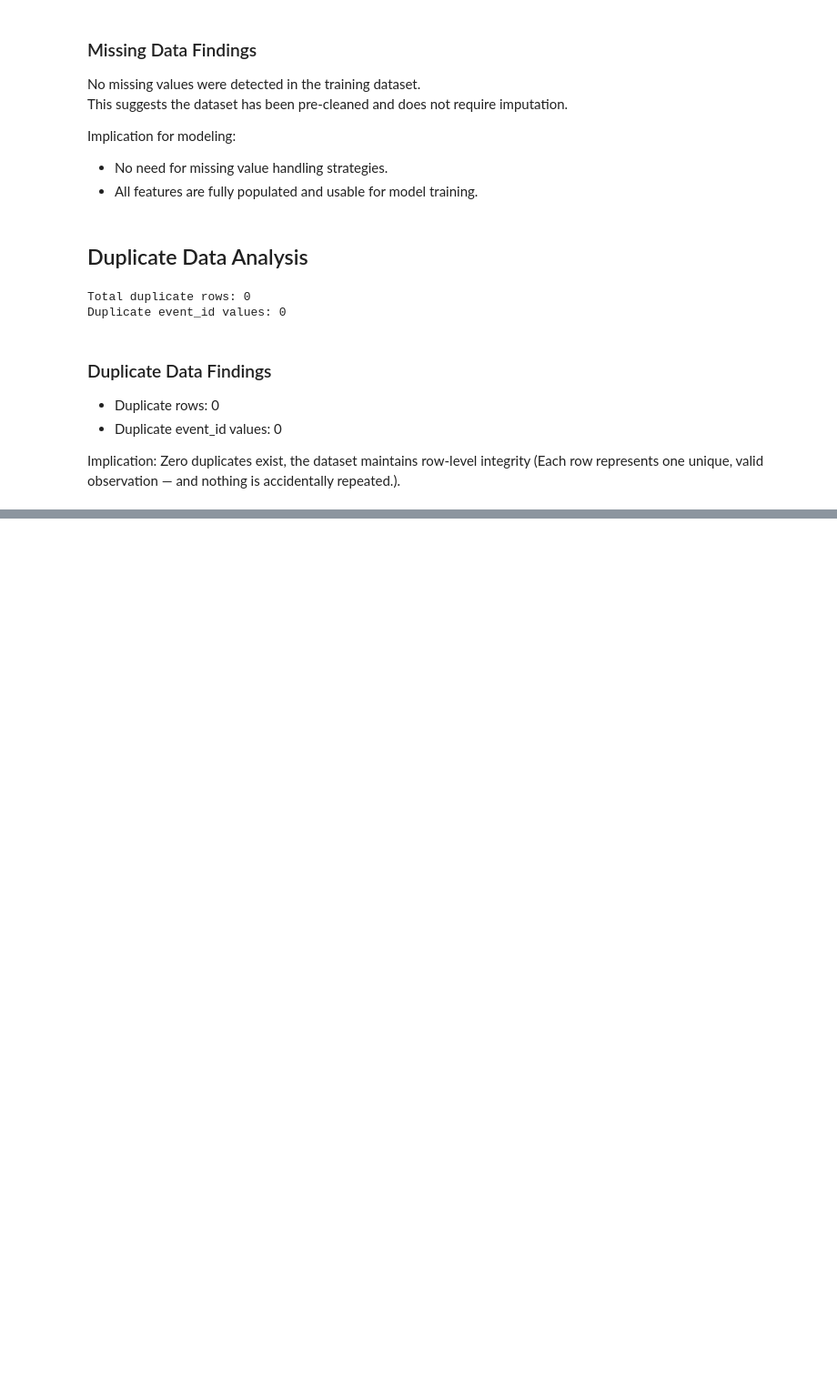
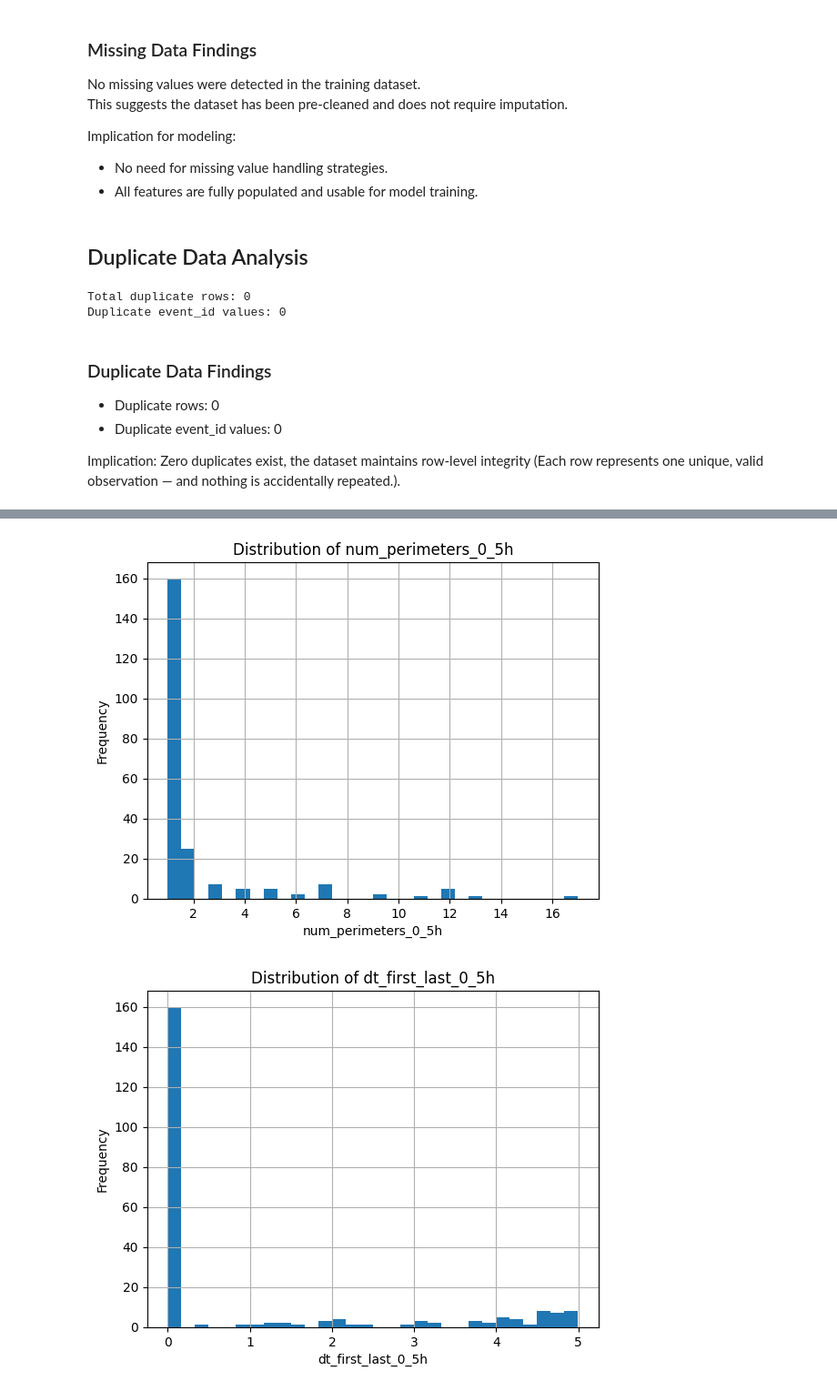
Before and after one commit to DannieciaGray/Wildfire-Prediction-WIDS-Datathon-2026, a Jupyter notebook: eda.ipynb, the cells around one changed output, grey strips where cells are left out. Shown at 91% size. Cells and saved outputs as stored; diff of their text form; code cells hidden in the pictures; blank space fills up the shorter version.

```diff
--- a/eda.ipynb
+++ b/eda.ipynb
@@ -243,0 +279,19 @@ Zero duplicates exist, the dataset maintains row-level integrity (Each row repre
+# %%
+import matplotlib.pyplot as plt
+
+# exclude identifiers and targets
+exclude_cols = ['event_id', 'event', 'time_to_hit_hours']
+numerical_cols = train.select_dtypes(include=['int64','float64']).columns
+numerical_cols = [col for col in numerical_cols if col not in exclude_cols]
+
+# plot first 6 features as example
+for col in numerical_cols[:6]:
+    plt.figure()
+    train[col].hist(bins=30)
+    plt.title(f'Distribution of {col}')
+    plt.xlabel(col)
+    plt.ylabel('Frequency')
+    plt.show()
+# %% [output]
+[figure, added]
+[figure, added]
```
Also changed, not shown: parts of 14 cells of this notebook, 2 other files.
